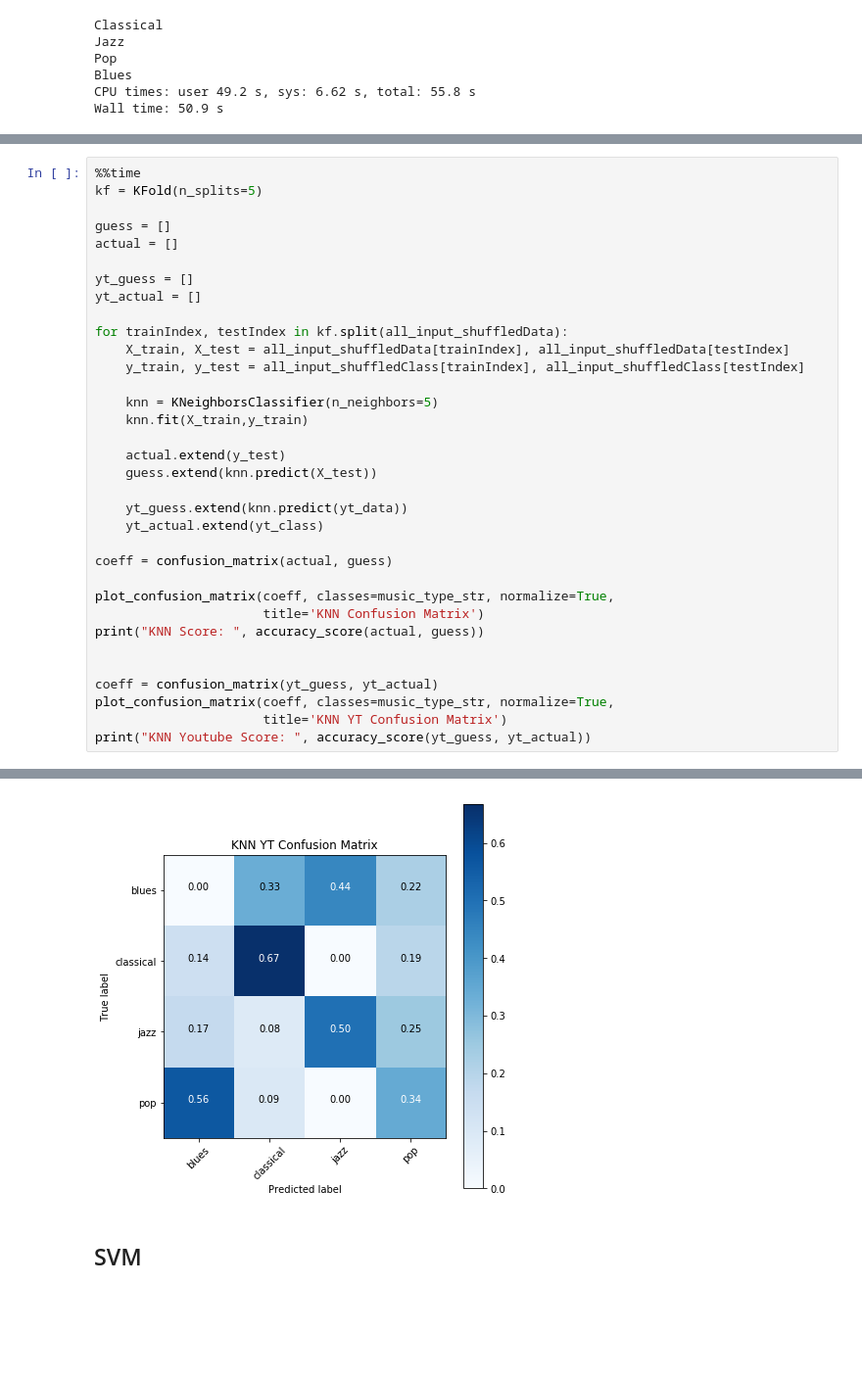
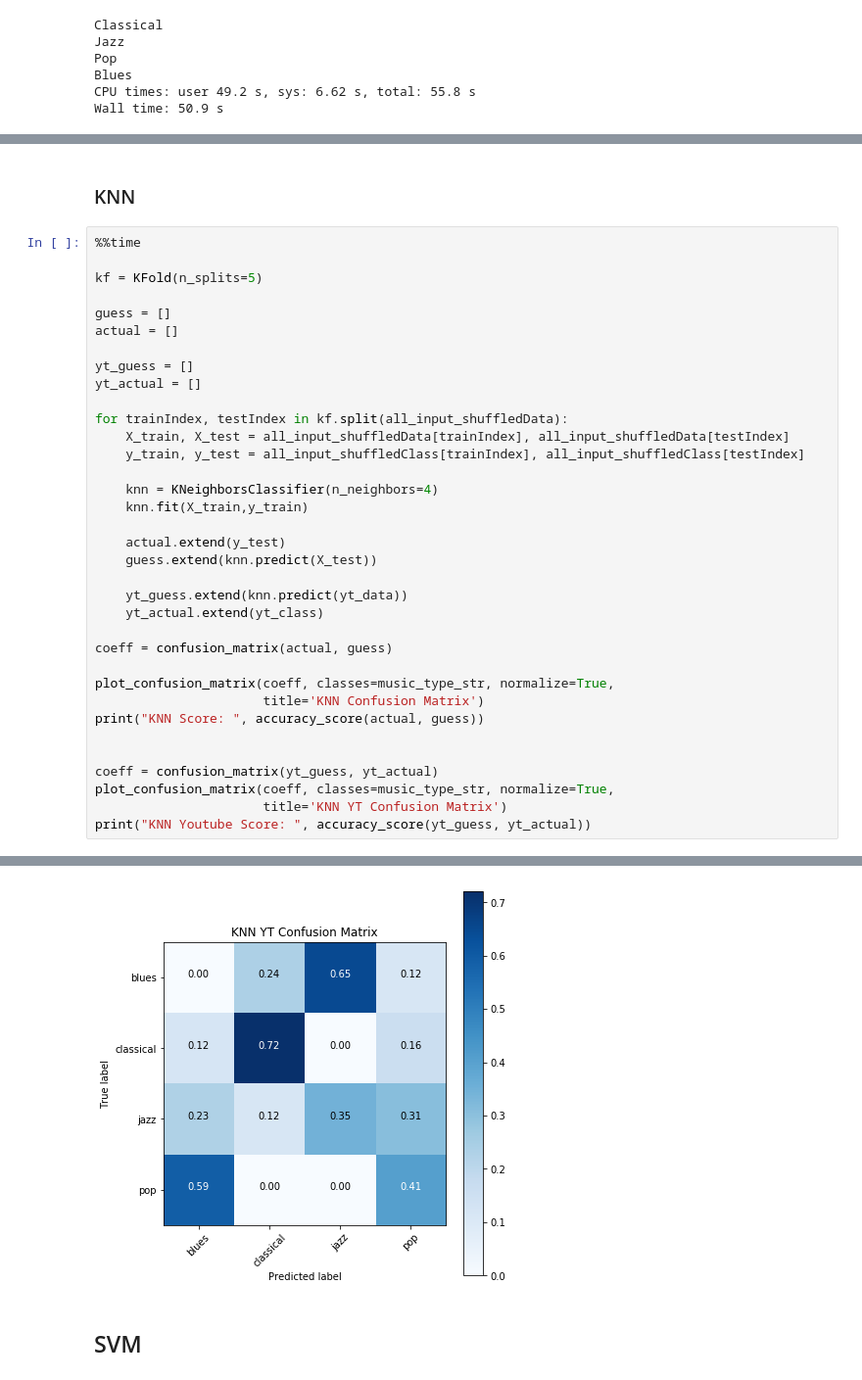
Before and after one commit to GTU-Projects/CSE455_MachineLearning_2018, a Jupyter notebook: Final_MusicClassification/MusicClassification_4Class.ipynb, the cells around one changed output, grey strips where cells are left out. Shown at 98% size. Saved outputs shown, nothing was run; the diff lists cells and outputs as text; blank space fills up the shorter version.

```diff
--- a/Final_MusicClassification/MusicClassification_4Class.ipynb
+++ b/Final_MusicClassification/MusicClassification_4Class.ipynb
@@ -220,5 +222,8 @@ Wall time: 2.36 ms
+# %% [markdown]
+### KNN
 # %%
 %%time
+
 kf = KFold(n_splits=5)
 
 guess = []
@@ -231,7 +236,7 @@ for trainIndex, testIndex in kf.split(all_input_shuffledData):
     X_train, X_test = all_input_shuffledData[trainIndex], all_input_shuffledData[testIndex]
     y_train, y_test = all_input_shuffledClass[trainIndex], all_input_shuffledClass[testIndex]
 
-    knn = KNeighborsClassifier(n_neighbors=5)
+    knn = KNeighborsClassifier(n_neighbors=4)
     knn.fit(X_train,y_train)
 
     actual.extend(y_test)
@@ -259,5 +264,5 @@ Wall time: 324 ms
 [figure]
-[figure, old version]
+[figure, new version]
 # %% [markdown]
 ## SVM
 # %%
```
Also changed, not shown: parts of 10 cells of this notebook.
